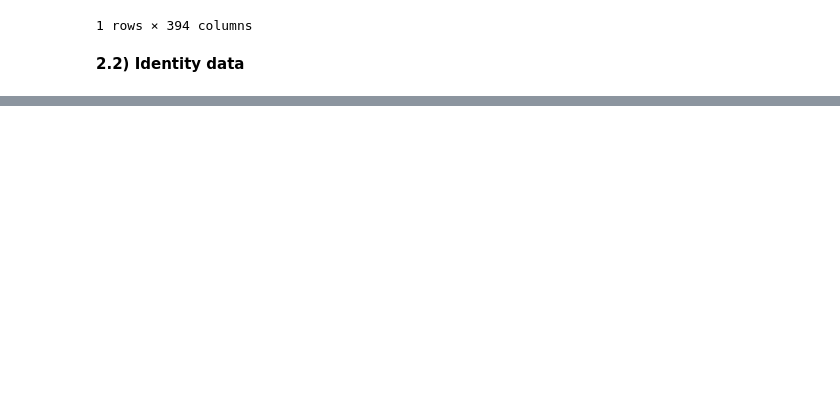
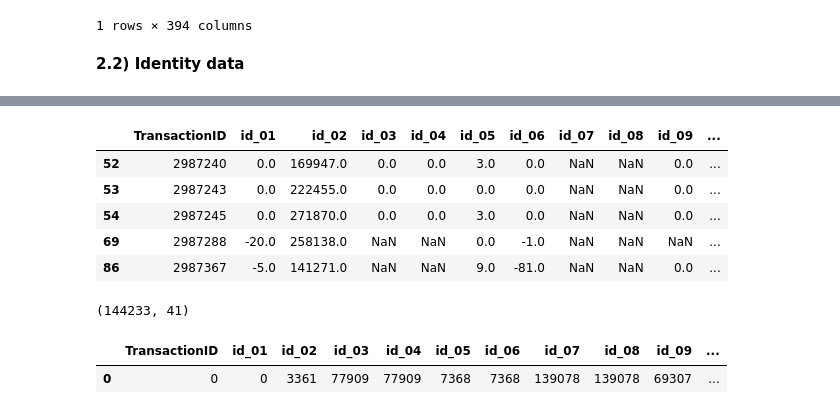
Before and after one commit to jade-lam/Kaggle, a Jupyter notebook: 1) EDA - IEEE-CIS Fraud Detection.ipynb, the cells around one changed output, grey strips where cells are left out. Saved outputs shown, nothing was run; the diff lists cells and outputs as text; code cells hidden in the pictures; blank space fills up the shorter version.

```diff
--- a/1) EDA - IEEE-CIS Fraud Detection.ipynb
+++ b/1) EDA - IEEE-CIS Fraud Detection.ipynb
@@ -278,0 +302,16 @@ traintran.isnull().sum().to_frame().T
+# %%
+fraudidtable.head()
+# %% [output]
+|  | TransactionID | id_01 | id_02 | id_03 | id_04 | id_05 | id_06 | id_07 | id_08 | id_09 | ... |
+| 52 | 2987240 | 0.0 | 169947.0 | 0.0 | 0.0 | 3.0 | 0.0 | NaN | NaN | 0.0 | ... |
+| 53 | 2987243 | 0.0 | 222455.0 | 0.0 | 0.0 | 0.0 | 0.0 | NaN | NaN | 0.0 | ... |
+| 54 | 2987245 | 0.0 | 271870.0 | 0.0 | 0.0 | 3.0 | 0.0 | NaN | NaN | 0.0 | ... |
+| 69 | 2987288 | -20.0 | 258138.0 | NaN | NaN | 0.0 | -1.0 | NaN | NaN | NaN | ... |
+| 86 | 2987367 | -5.0 | 141271.0 | NaN | NaN | 9.0 | -81.0 | NaN | NaN | 0.0 | ... |
+# %%
+print(trainid.shape)
+trainid.isnull().sum().to_frame().T
+# %% [output]
+(144233, 41)
+|  | TransactionID | id_01 | id_02 | id_03 | id_04 | id_05 | id_06 | id_07 | id_08 | id_09 | ... |
+| 0 | 0 | 0 | 3361 | 77909 | 77909 | 7368 | 7368 | 139078 | 139078 | 69307 | ... |
```
Also changed, not shown: parts of 9 cells of this notebook.
